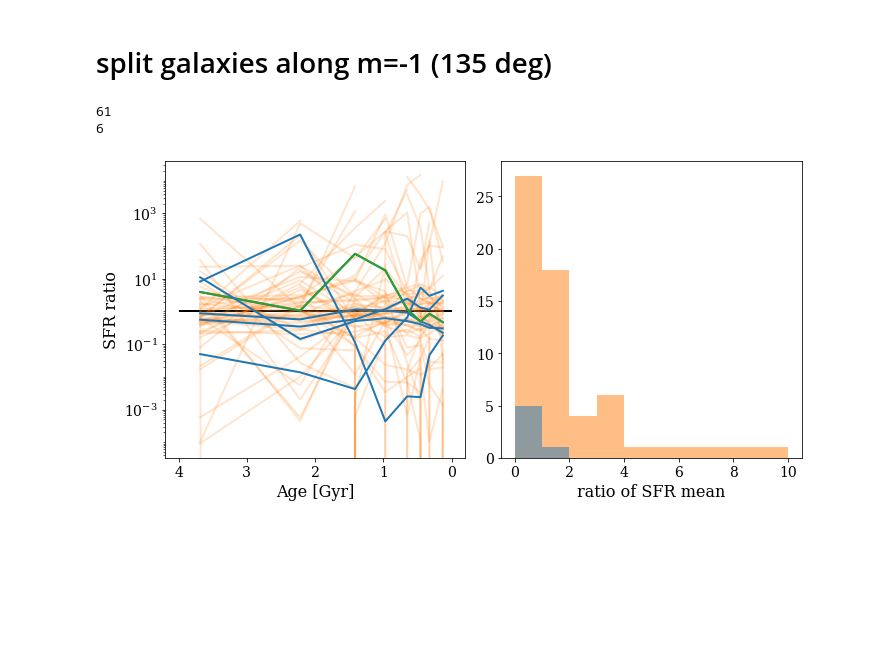
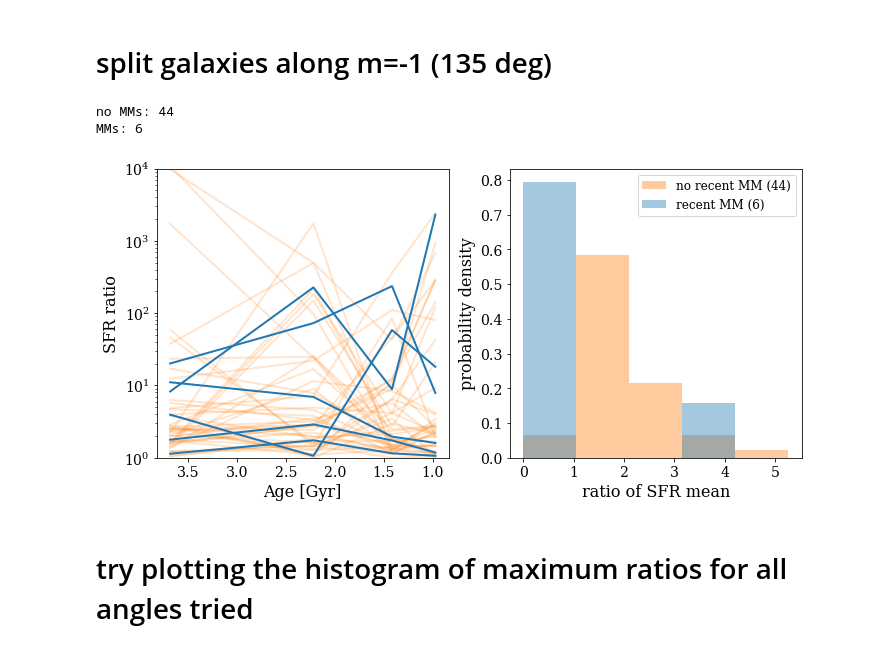
Before and after one commit to ekta1224/IllustrisAD, a Jupyter notebook: phast/SFR_ratios_Cycle29.ipynb, the cells around one changed output. Saved outputs shown, nothing was run; the diff lists cells and outputs as text; code cells hidden in the pictures; blank space fills up the shorter version.

```diff
--- a/phast/SFR_ratios_Cycle29.ipynb
+++ b/phast/SFR_ratios_Cycle29.ipynb
@@ -193,66 +106,10 @@ plt.tight_layout()
 # %% [markdown]
 # split galaxies along m=-1 (135 deg)
-# %%
-plt.figure(figsize=(10,5))
-ax = subplot(121)
-ax2 = subplot(122)
-ids0 = np.loadtxt('M31analogs_noMM8Gyr_mstar.txt') #61
-print(len(ids0))
-
-noMM_max = []
-MM_max = []
-
-noMM_avg = []
-MM_avg = []
-
-for id in ids0:
-    id = int(id)
-    data = np.loadtxt('%s_SFR_time_avg_norecentMM_m-1split.txt'%id)
-    ratio = data[:,1]/data[:,2]
-    noMM_avg.append(np.mean(data[:,1])/np.mean(data[:,2]))
-    times = list(data[:,0])
-    noMM_max.append(np.max(ratio))
-    ax.plot(times,ratio,color='C1',alpha=0.2)
-
-ids = np.loadtxt('M31analogs_MM1_4Gyr_mstar.txt')
-print(len(ids))
-
-for id in ids:
-    id = int(id)
-    data = np.loadtxt('%s_SFR_time_avg_recentMM_m-1split.txt'%id)
-    ratio = data[:,1]/data[:,2]
-    MM_avg.append(np.mean(data[:,1])/np.mean(data[:,2]))
-    times = list(data[:,0])
-    MM_max.append(np.max(ratio))
-    ax.plot(times,ratio,color='C0', lw=2)
-    if id == 392544:
-        ax.plot(times,ratio,color='C2', lw=2)
-
-ax.set_yscale("log")
-ax.invert_xaxis()
-ax.set_xlabel('Age [Gyr]')
-ax.set_ylabel('SFR ratio')
-ax.hlines(y=1,xmin=0, xmax=4)
-y_major = matplotlib.ticker.LogLocator(base = 10.0, numticks = 5)
-ax.yaxis.set_major_locator(y_major)
-y_minor = matplotlib.ticker.LogLocator(base = 10.0, subs = numpy.arange(1.0, 10.0) * 0.1, numticks = 10)
-ax.yaxis.set_minor_locator(y_minor)
-ax.yaxis.set_minor_formatter(matplotlib.ticker.NullFormatter())
-#ax.set_ylim(1e-3,1e3)
-
-
-
-noMM_avg = np.nan_to_num(noMM_avg)
-MM_avg = np.nan_to_num(MM_avg)
-ax2.hist(noMM_avg, bins=10,range=(0,10), color='C1',alpha=0.5)
-ax2.hist(MM_avg, bins=10, range=(0,10),color='C0',alpha=0.5)
-ax2.set_xlabel('ratio of SFR mean')
-
-#print(np.sort(noMM_avg), np.sort(MM_avg))
-#print(MM_avg, MM_max, ids)
-plt.tight_layout()
-plt.savefig('PHAST_example.pdf')
-# %% [output]
-61
-6
-[figure, removed]
+# %%
+plot_split_stats('m-1')
+# %% [output]
+no MMs: 44
+MMs: 6
+[figure, added]
+# %% [markdown]
+# try plotting the histogram of maximum ratios for all angles tried
```
Also changed, not shown: parts of 9 cells of this notebook.
